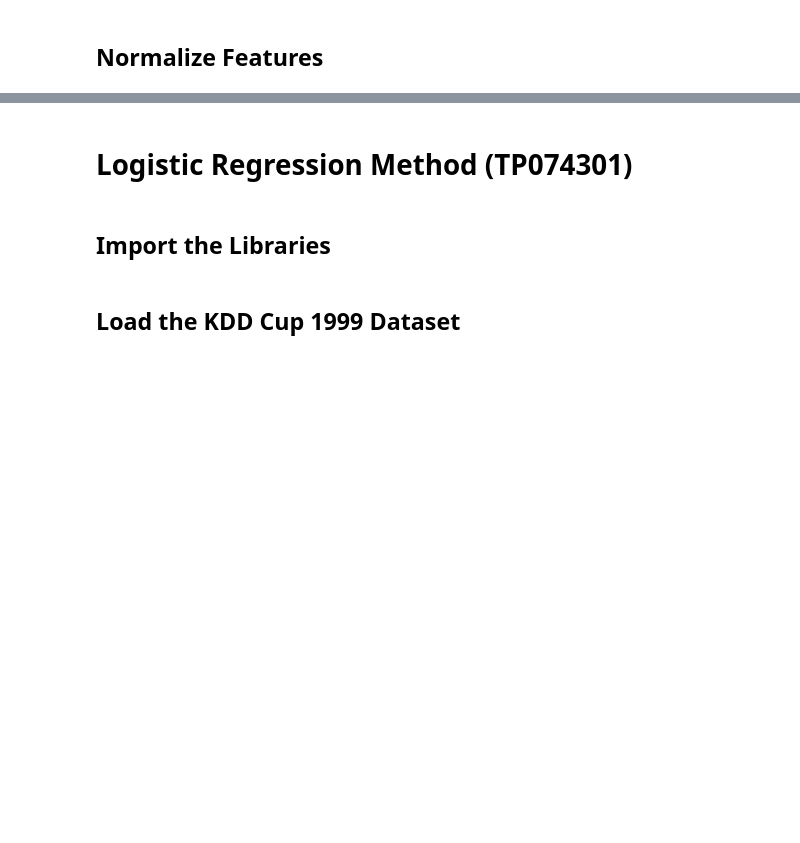
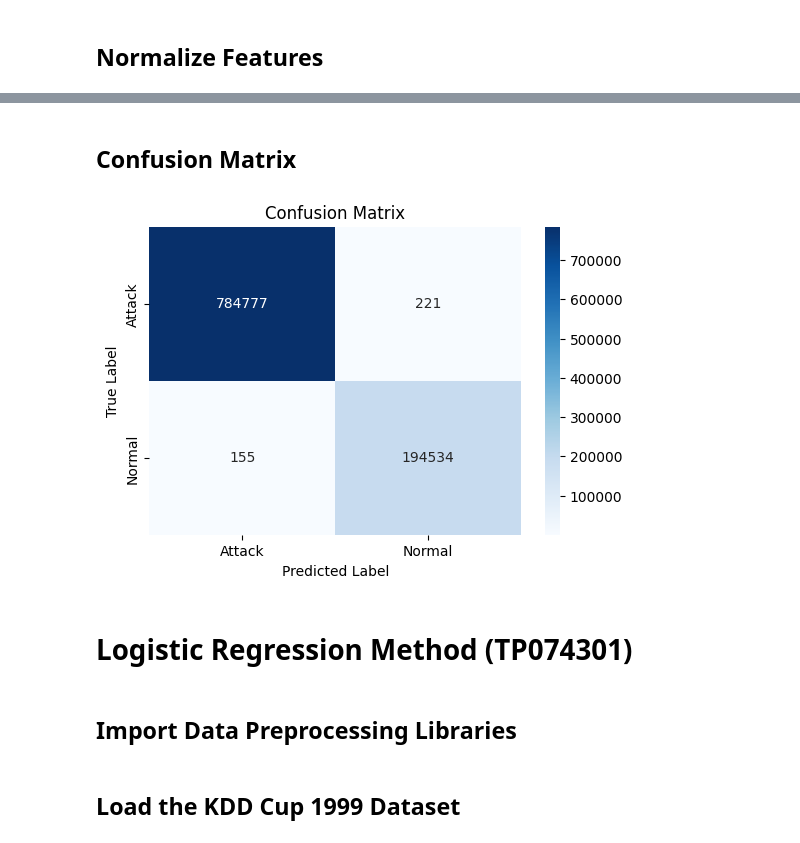
Before and after one commit to orangecat47259/DLI-Group-L, a Jupyter notebook: Network Anomaly Detection KDD Cup 1999.ipynb, the cells around one changed output, grey strips where cells are left out. Drawn from its saved outputs; the diff is of its cells as text; code cells hidden in the pictures; blank space fills up the shorter version.

```diff
--- a/Network Anomaly Detection KDD Cup 1999.ipynb
+++ b/Network Anomaly Detection KDD Cup 1999.ipynb
@@ -110,0 +151,2 @@ X_scaled = scaler.fit_transform(X)
+# %%
+X_train, X_test, y_train, y_test = train_test_split(X_scaled, y, test_size=0.2, random_state=42)
@@ -110,0 +171,13 @@ X_scaled = scaler.fit_transform(X)
+# %%
+model.compile(optimizer='adam', loss='binary_crossentropy', metrics=['accuracy'])
+
+early_stop = EarlyStopping(monitor='val_loss', patience=3, restore_best_weights=True)
+
+history = model.fit(
+    X_train, y_train,
+    validation_split=0.2,
+    epochs=10,
+    batch_size=1024,
+    callbacks=[early_stop],
+    verbose=1
+)
@@ -110,0 +205,9 @@ X_scaled = scaler.fit_transform(X)
+# %%
+loss, accuracy = model.evaluate(X_test, y_test, verbose=0)
+print(f"Test Accuracy: {accuracy}")
+
+from sklearn.metrics import classification_report, confusion_matrix
+
+y_pred = (model.predict(X_test) > 0.5).astype("int32")
+print("Confusion Matrix:\n", confusion_matrix(y_test, y_pred))
+print("\nClassification Report:\n", classification_report(y_test, y_pred))
@@ -111,7 +230,26 @@ X_scaled = scaler.fit_transform(X)
+# %% [markdown]
+## **Confusion Matrix**
+# %%
+import seaborn as sns
+import matplotlib.pyplot as plt
+from sklearn.metrics import confusion_matrix
+
+# Generate the confusion matrix
+cm = confusion_matrix(y_test, y_pred)
+
+# Plot it using seaborn
+plt.figure(figsize=(6, 4))
+sns.heatmap(cm, annot=True, fmt='d', cmap='Blues', xticklabels=["Attack", "Normal"], yticklabels=["Attack", "Normal"])
+plt.xlabel('Predicted Label')
+plt.ylabel('True Label')
+plt.title('Confusion Matrix')
+plt.show()
+# %% [output]
+[figure, added]
 # %% [markdown]
 # **Logistic Regression Method (TP074301)**
 # %% [markdown]
-## **Import the Libraries**
+## **Import Data Preprocessing Libraries**
 # %%
 import pandas as pd
 from sklearn.preprocessing import LabelEncoder, StandardScaler
```
Also changed, not shown: parts of 20 cells of this notebook.
